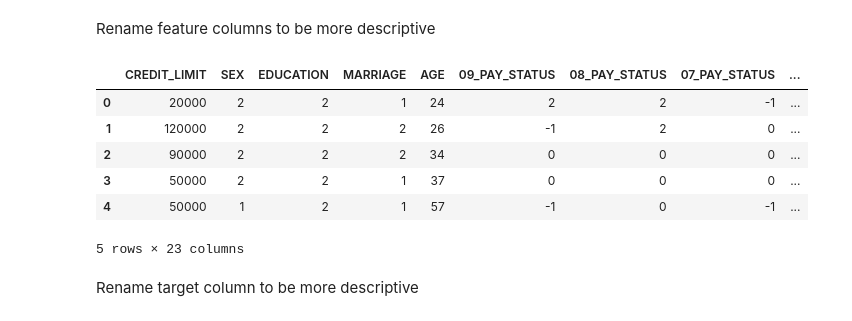
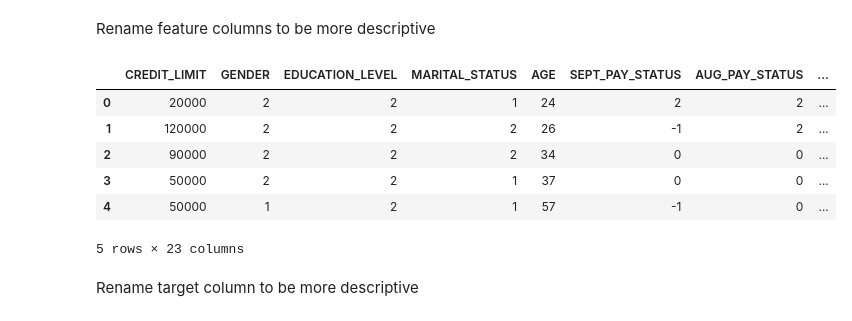
Before and after one commit to DatasanAli/credit-card_defaults_prediction, a Jupyter notebook: notebooks/cc-default-prediction.ipynb, the cells around one changed output. Drawn from its saved outputs; the diff is of its cells as text; code cells hidden in the pictures.

```diff
--- a/notebooks/cc-default-prediction.ipynb
+++ b/notebooks/cc-default-prediction.ipynb
@@ -18,55 +22,56 @@ targets = default_of_credit_card_clients.data.targets
 # %% [markdown]
 Rename feature columns to be more descriptive
 # %%
-# rename columns
-features.rename(inplace = True,
-                columns={'X1': 'CREDIT_LIMIT', # Credit limit (NT dollar)
-                         'X2': 'SEX', # Gender (1 = male; 2 = female)
-                         'X3': 'EDUCATION', # Education (1 = graduate school; 2 = university; 3 = high school; 4 = others)
-                         'X4': 'MARRIAGE', # Marital status (1 = married; 2 = single; 3 = others)
-                         'X5': 'AGE', # (years)
+# Rename columns for better understanding
+features.rename(inplace=True,
+                columns={
+                    'X1': 'CREDIT_LIMIT',  # Credit limit (NT dollar)
+                    'X2': 'GENDER',  # Gender (1 = male; 2 = female)
+                    'X3': 'EDUCATION_LEVEL',  # Education (1 = graduate school; 2 = university; 3 = high school; 4 = others)
+                    'X4': 'MARITAL_STATUS',  # Marital status (1 = married; 2 = single; 3 = others)
+                    'X5': 'AGE',  # (years)
 
-                         # X6 - X11 is repayment status
-                         # The measurement scale for the repayment status is:
-                         # -1 = pay duly;
-                         # 1 = payment delay for one month;
-                         # 2 = payment delay for two months;
-                         # . . .;
-                         # 8 = payment delay for eight months;
-                         # 9 = payment delay for nine months and above.
-                         'X6': '09_PAY_STATUS', # repayment status in September, 2005
-                         'X7': '08_PAY_STATUS', # repayment status in August, 2005
-                         'X8': '07_PAY_STATUS', # repayment status in July, 2005
-                         'X9': '06_PAY_STATUS', # repayment status in June, 2005
-                         'X10': '05_PAY_STATUS', # repayment status in May, 2005
-                         'X11': '04_PAY_STATUS', # repayment status in April, 2005
+                    # X6 - X11 is repayment status
+                    # The measurement scale for the repayment status is:
+                    # -1 = pay duly;
+                    # 1 = payment delay for one month;
+                    # 2 = payment delay for two months;
+                    # . . .;
+                    # 8 = payment delay for eight months;
+                    # 9 = payment delay for nine months and above.
+                    'X6': 'SEPT_PAY_STATUS',  # repayment status in September, 2005
+                    'X7': 'AUG_PAY_STATUS',  # repayment status in August, 2005
+                    'X8': 'JULY_PAY_STATUS',  # repayment status in July, 2005
+                    'X9': 'JUNE_PAY_STATUS',  # repayment status in June, 2005
+                    'X10': 'MAY_PAY_STATUS',  # repayment status in May, 2005
+                    'X11': 'APRIL_PAY_STATUS',  # repayment status in April, 2005
 
-                         # X12 - X17 is amount of bill statement (NT dollar)
-                         'X12': '09_BILL', # amount of bill statement in September, 2005
-                         'X13': '08_BILL', # amount of bill statement in August, 2005
-                         'X14': '07_BILL', # amount of bill statement in July, 2005
-                         'X15': '06_BILL', # amount of bill statement in June, 2005
-                         'X16': '05_BILL', # amount of bill statement in May, 2005
-                         'X17': '04_BILL', # amount of bill statement in April, 2005
+                    # X12 - X17 is amount of bill statement (NT dollar)
+                    'X12': 'SEPT_BILL',  # amount of bill statement in September, 2005
+                    'X13': 'AUG_BILL',  # amount of bill statement in August, 2005
+                    'X14': 'JULY_BILL',  # amount of bill statement in July, 2005
+                    'X15': 'JUNE_BILL',  # amount of bill statement in June, 2005
+                    'X16': 'MAY_BILL',  # amount of bill statement in May, 2005
+                    'X17': 'APRIL_BILL',  # amount of bill statement in April, 2005
 
-                         # X18 - X23 is amount of previous payment (NT dollar)
-                         'X18': '09_PAYMENT', # amount paid in September, 2005
-                         'X19': '08_PAYMENT', # amount paid in August, 2005
-                         'X20': '07_PAYMENT', # amount paid in July, 2005
-                         'X21': '06_PAYMENT', # amount paid in June, 2005
-                         'X22': '05_PAYMENT', # amount paid in May, 2005
-                         'X23': '04_PAYMENT', # amount paid in April, 2005
-                        }
-                )
+                    # X18 - X23 is amount of previous payment (NT dollar)
+                    'X18': 'SEPT_PAYMENT',  # amount paid in September, 2005
+                    'X19': 'AUG_PAYMENT',  # amount paid in August, 2005
+                    'X20': 'JULY_PAYMENT',  # amount paid in July, 2005
+                    'X21': 'JUNE_PAYMENT',  # amount paid in June, 2005
+                    'X22': 'MAY_PAYMENT',  # amount paid in May, 2005
+                    'X23': 'APRIL_PAYMENT',  # amount paid in April, 2005
+                })
 
+# Display the updated dataframe
 features.head()
 # %% [output]
-|  | CREDIT_LIMIT | SEX | EDUCATION | MARRIAGE | AGE | 09_PAY_STATUS | 08_PAY_STATUS | 07_PAY_STATUS | ... |
-| 0 | 20000 | 2 | 2 | 1 | 24 | 2 | 2 | -1 | ... |
-| 1 | 120000 | 2 | 2 | 2 | 26 | -1 | 2 | 0 | ... |
-| 2 | 90000 | 2 | 2 | 2 | 34 | 0 | 0 | 0 | ... |
-| 3 | 50000 | 2 | 2 | 1 | 37 | 0 | 0 | 0 | ... |
-| 4 | 50000 | 1 | 2 | 1 | 57 | -1 | 0 | -1 | ... |
+|  | CREDIT_LIMIT | GENDER | EDUCATION_LEVEL | MARITAL_STATUS | AGE | SEPT_PAY_STATUS | AUG_PAY_STATUS | ... |
+| 0 | 20000 | 2 | 2 | 1 | 24 | 2 | 2 | ... |
+| 1 | 120000 | 2 | 2 | 2 | 26 | -1 | 2 | ... |
+| 2 | 90000 | 2 | 2 | 2 | 34 | 0 | 0 | ... |
+| 3 | 50000 | 2 | 2 | 1 | 37 | 0 | 0 | ... |
+| 4 | 50000 | 1 | 2 | 1 | 57 | -1 | 0 | ... |
 5 rows × 23 columns
 # %% [markdown]
 Rename target column to be more descriptive
```
Also changed, not shown: parts of 15 cells of this notebook.
